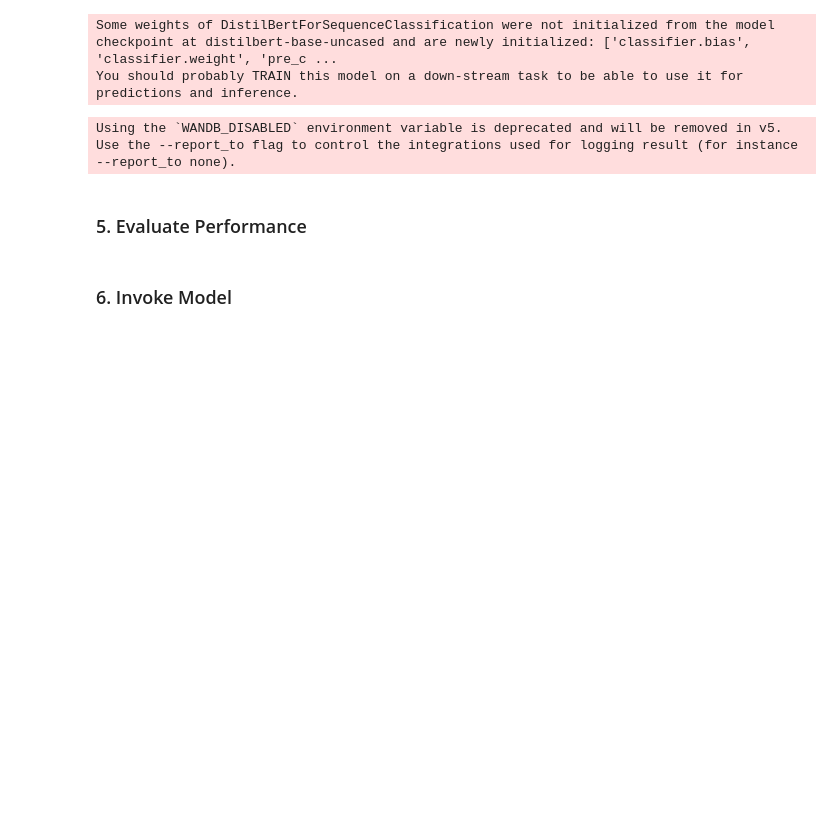
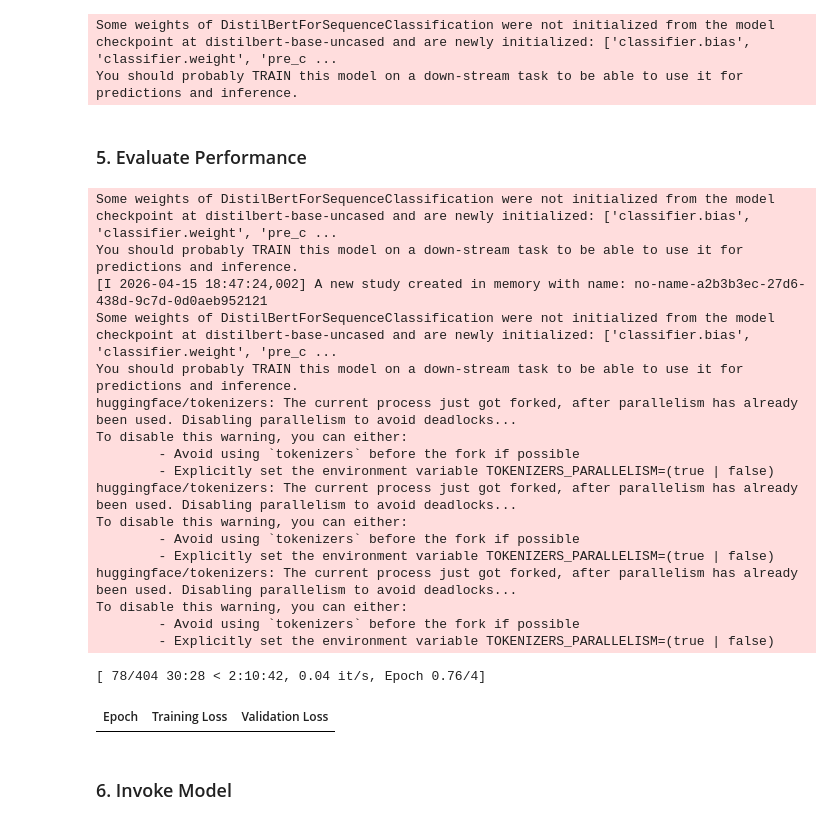
Before and after one commit to Lumin33r/Capstone-Churn, a Jupyter notebook: sagemaker/sentiment/sentiment_training.ipynb, the cells around one changed output. Cells and saved outputs as stored; diff of their text form; code cells hidden in the pictures; blank space fills up the shorter version.

```diff
--- a/sagemaker/sentiment/sentiment_training.ipynb
+++ b/sagemaker/sentiment/sentiment_training.ipynb
@@ -428,22 +515,25 @@ training_args = TrainingArguments(
     logging_dir='./sentiment_logs',
     evaluation_strategy="epoch",
     save_strategy="epoch",
-    save_total_limit=None,
+    save_total_limit=3,
     save_safetensors=False,
     save_only_model=True,
-    gradient_accumulation_steps=4,
-    learning_rate=5e-4,
+    gradient_accumulation_steps=4, # effective batch size 32
+    learning_rate=3e-5,
     per_device_train_batch_size=8,
-    per_device_eval_batch_size=8,
-    num_train_epochs=5,
+    per_device_eval_batch_size=16,
+    fp16=torch.cuda.is_available(),
+    no_cuda=not torch.cuda.is_available(),
+    remove_unused_columns=False,
+    metric_for_best_model="f1_macro",
+    greater_is_better=True,
+    num_train_epochs=6,
     weight_decay=0.01,
+    logging_strategy="steps",
     logging_steps=50,
     load_best_model_at_end=True,
-    warmup_steps=0,
-    no_cuda=True
+    warmup_steps=1,
 )
-# %% [output]
-Using the `WANDB_DISABLED` environment variable is deprecated and will be removed in v5. Use the --report_to flag to control the integrations used for logging result (for instance --report_to none).
 # %% [markdown]
 ### 5. Evaluate Performance
 # %%
@@ -496,3 +563,60 @@ os.environ["WANDB_DISABLED"] = "true"
+# %%
+def model_init() -> Any:
+    return AutoModelForSequenceClassification.from_pretrained(
+        pretrained_model_name_or_path=model_name,
+        num_labels=3,
+        id2label={0: "negative", 1: "neutral", 2: "positive"},
+        label2id={"negative": 0, "neutral": 1, "positive": 2},
+    )
+
+def hp_space(trial) -> dict[str, Any]:
+    return {
+        "learning_rate": trial.suggest_float("learning_rate", 1e-5, 5e-4, log=True),
+        "num_train_epochs": trial.suggest_int("num_train_epochs", 3, 8),
+        "per_device_train_batch_size": trial.suggest_categorical("per_device_train_batch_size", [8, 16]),
+        "weight_decay": trial.suggest_float("weight_decay", 0.0, 0.1),
+        "warmup_ratio": trial.suggest_float("warmup_ratio", 0, 1),
+    }
+
+trainer = Trainer(
+    model_init=model_init,
+    args=training_args,
+    train_dataset=tokenized["train"],
+    eval_dataset=tokenized["test"],
+    tokenizer=tokenizer,
+    compute_metrics=compute_metrics,
+)
+
+best_run = trainer.hyperparameter_search(
+    direction="maximize",
+    backend="optuna",
+    hp_space=hp_space,
+    n_trials=20,
+)
+for n, v in best_run.hyperparameters.items():
+    setattr(trainer.args, n, v)
+
+# trainer.train();
+# %% [output]
+Some weights of DistilBertForSequenceClassification were not initialized from the model checkpoint at distilbert-base-uncased and are newly initialized: ['classifier.bias', 'classifier.weight', 'pre_c ...
+You should probably TRAIN this model on a down-stream task to be able to use it for predictions and inference.
+[I 2026-04-15 18:47:24,002] A new study created in memory with name: no-name-a2b3b3ec-27d6-438d-9c7d-0d0aeb952121
+Some weights of DistilBertForSequenceClassification were not initialized from the model checkpoint at distilbert-base-uncased and are newly initialized: ['classifier.bias', 'classifier.weight', 'pre_c ...
+You should probably TRAIN this model on a down-stream task to be able to use it for predictions and inference.
+huggingface/tokenizers: The current process just got forked, after parallelism has already been used. Disabling parallelism to avoid deadlocks...
+To disable this warning, you can either:
+        - Avoid using `tokenizers` before the fork if possible
+        - Explicitly set the environment variable TOKENIZERS_PARALLELISM=(true | false)
+huggingface/tokenizers: The current process just got forked, after parallelism has already been used. Disabling parallelism to avoid deadlocks...
+To disable this warning, you can either:
+        - Avoid using `tokenizers` before the fork if possible
+        - Explicitly set the environment variable TOKENIZERS_PARALLELISM=(true | false)
+huggingface/tokenizers: The current process just got forked, after parallelism has already been used. Disabling parallelism to avoid deadlocks...
+To disable this warning, you can either:
+        - Avoid using `tokenizers` before the fork if possible
+        - Explicitly set the environment variable TOKENIZERS_PARALLELISM=(true | false)
+[ 78/404 30:28 < 2:10:42, 0.04 it/s, Epoch 0.76/4]
+| Epoch | Training Loss | Validation Loss |
 # %%
 # %pip install optuna
 
```
Also changed, not shown: parts of 38 cells of this notebook, 18 other files.
